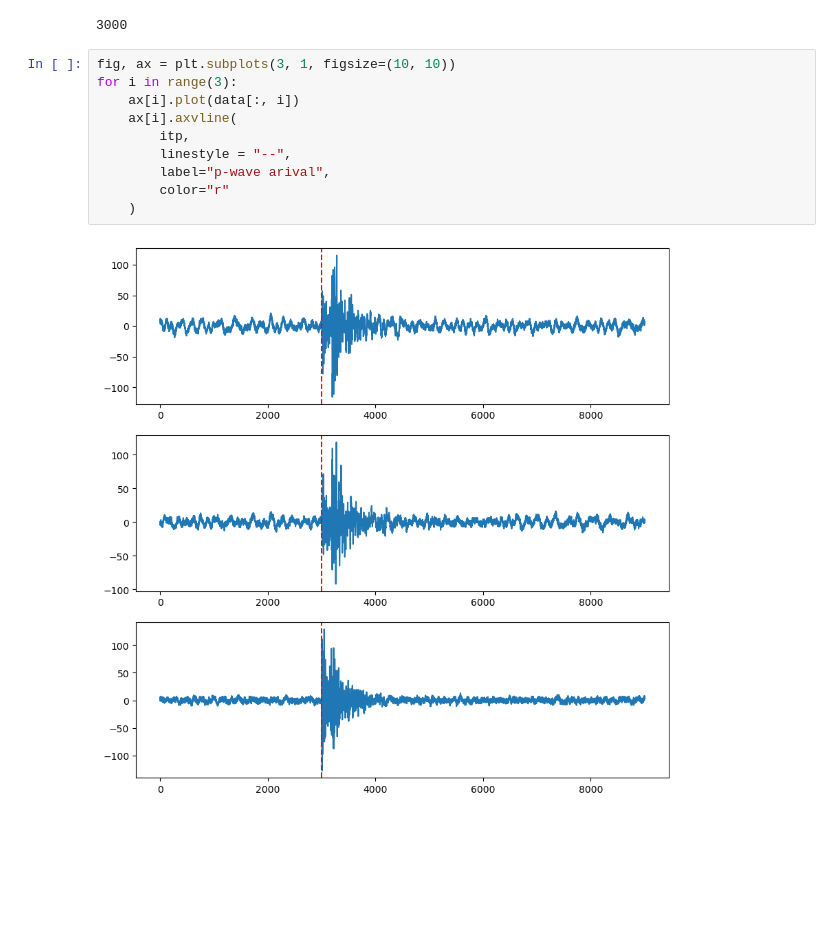
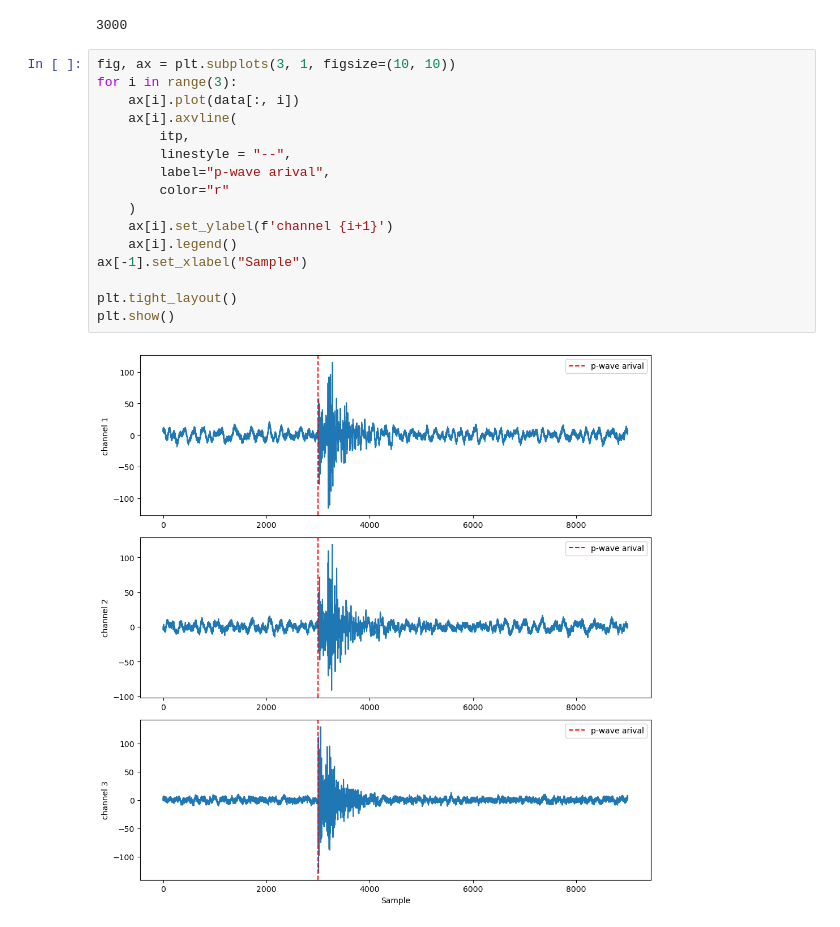
Before and after one commit to Ebenezeragyemang10/Machine-learning-Deep-Learning-Notes, a Jupyter notebook: 12. Computer-Vision-with-Cnn/denoising.ipynb, the cells around one changed output. Drawn from its saved outputs; the diff is of its cells as text; blank space fills up the shorter version.

```diff
--- a/12. Computer-Vision-with-Cnn/denoising.ipynb
+++ b/12. Computer-Vision-with-Cnn/denoising.ipynb
@@ -62,12 +62,18 @@ print(itp)
 # %%
 fig, ax = plt.subplots(3, 1, figsize=(10, 10))
 for i in range(3):
     ax[i].plot(data[:, i])
     ax[i].axvline(
         itp,
         linestyle = "--",
         label="p-wave arival",
         color="r"
     )
+    ax[i].set_ylabel(f'channel {i+1}')
+    ax[i].legend()
+ax[-1].set_xlabel("Sample")
+
+plt.tight_layout()
+plt.show()
 # %% [output]
-[figure, old version]
+[figure, new version]
```
Also changed, not shown: 2 other files.
